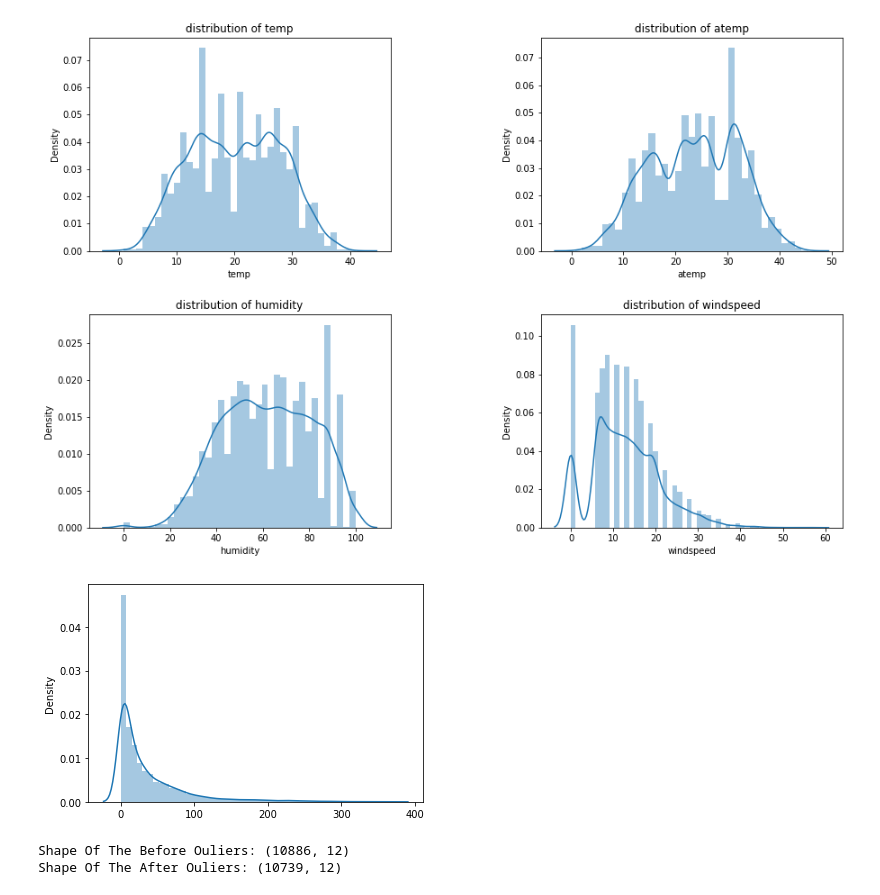
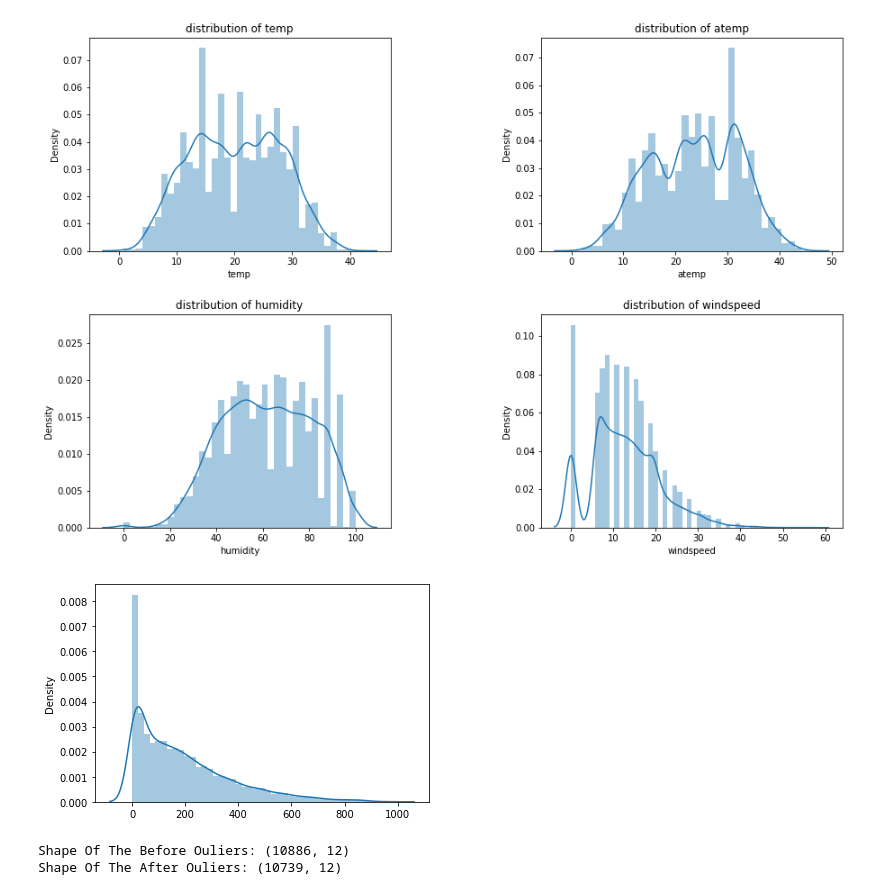
Before and after one commit to boxain/bike_sharing, a Jupyter notebook: Bike_Sharing.ipynb, the cells around one changed output. Saved outputs shown, nothing was run; the diff lists cells and outputs as text; code cells hidden in the pictures.

```diff
--- a/Bike_Sharing.ipynb
+++ b/Bike_Sharing.ipynb
@@ -128,10 +128,10 @@ plt.show()
 # %%
 # 個人認為casual和registered是不用丟入訓練的，所以不視覺化
 
-sns.distplot(x=data_train['casual'])
+sns.distplot(x=data_train['count'])
 plt.show()
 # %% [output]
-[figure, old version]
+[figure, new version]
 # %%
 # 處理count的離群值
 # 個人認為casual和registered是不用丟入訓練的，所以不處理
```
Also changed, not shown: parts of 11 cells of this notebook.
